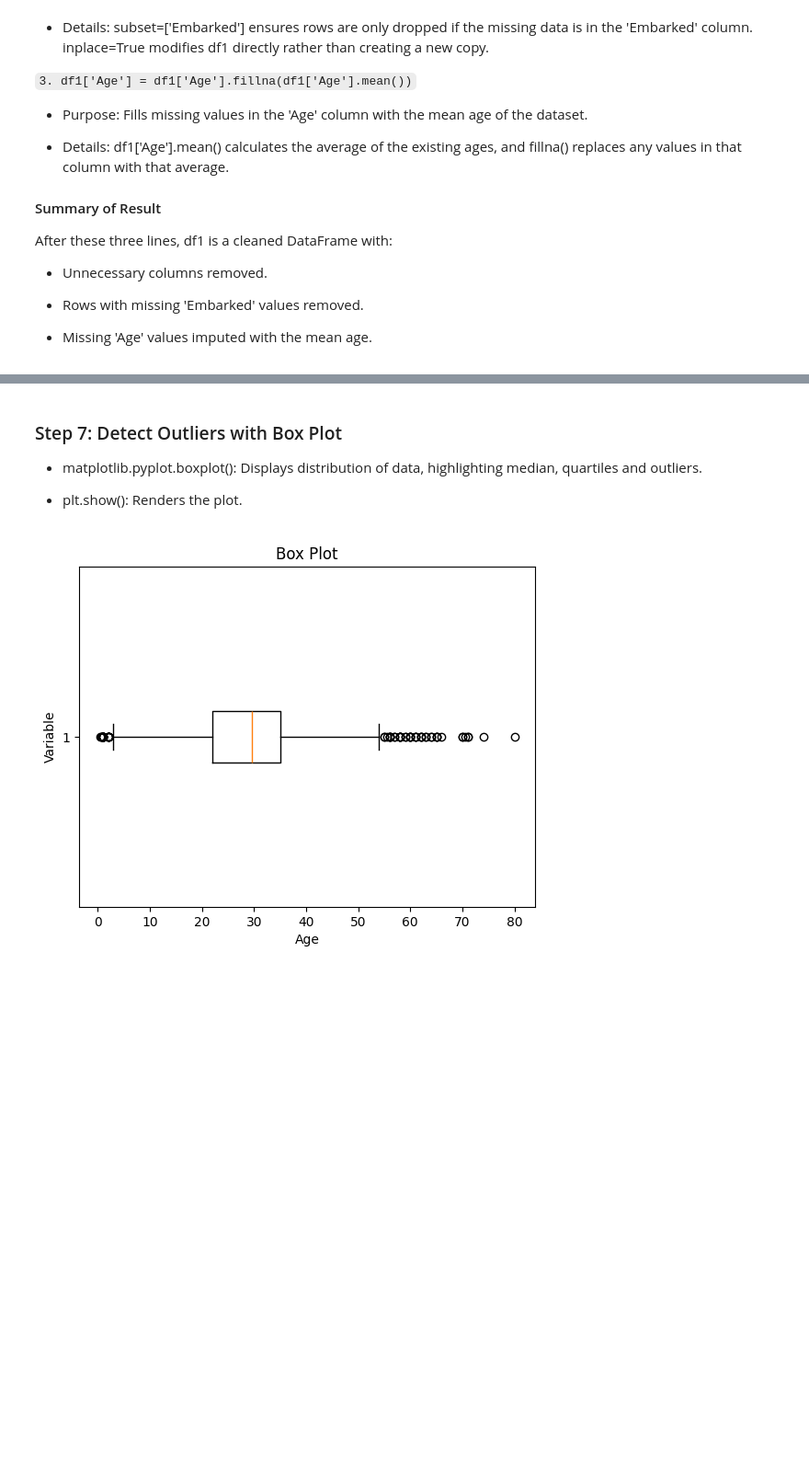
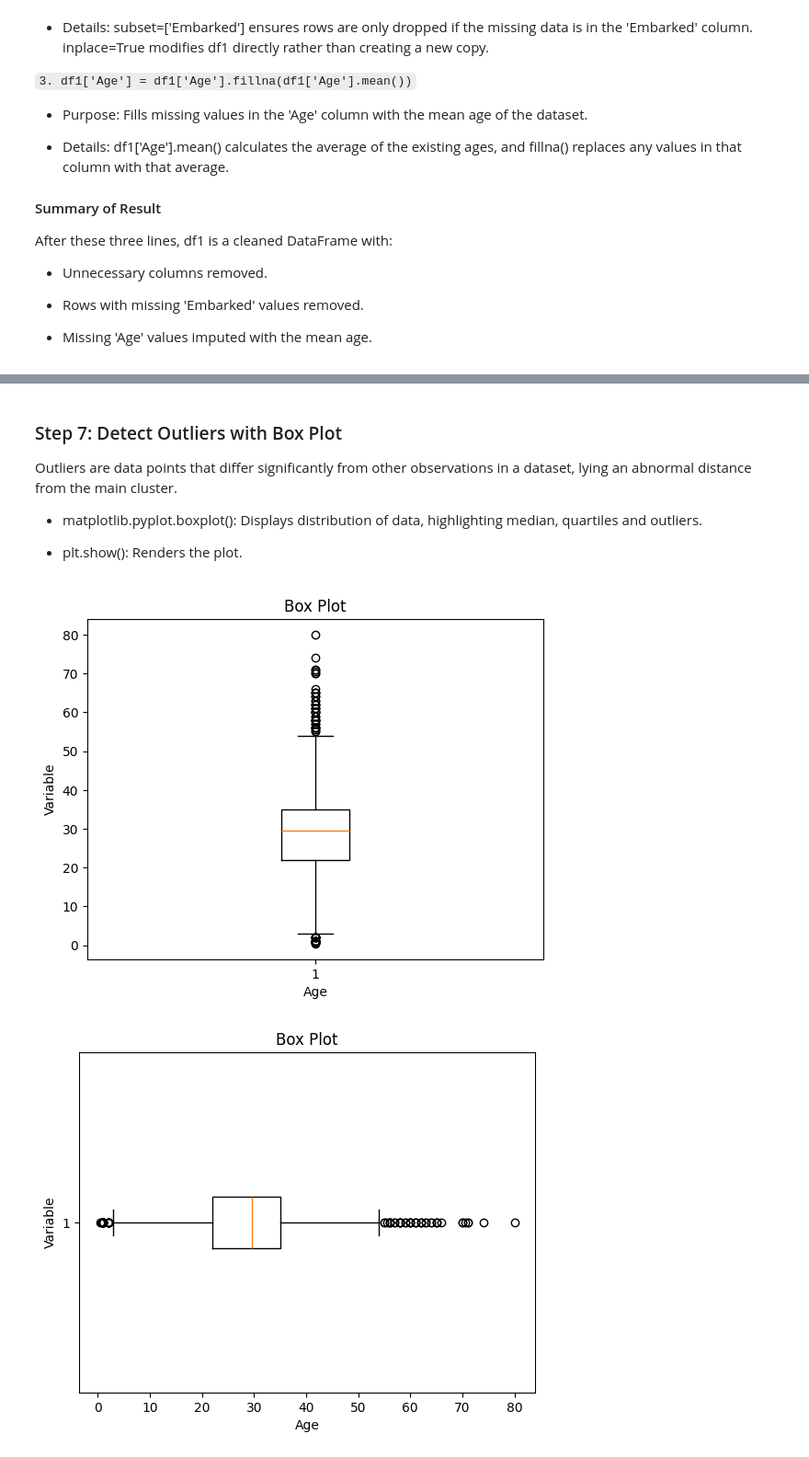
Before and after one commit to prodigy234/Artificial-Intelligence-Full-Course, a Jupyter notebook: Machine Learning/Notes/4.Data Cleaning.ipynb, the cells around one changed output, grey strips where cells are left out. Shown at 92% size. Saved outputs shown, nothing was run; the diff lists cells and outputs as text; code cells hidden in the pictures; blank space fills up the shorter version.

```diff
--- a/Machine Learning/Notes/4.Data Cleaning.ipynb
+++ b/Machine Learning/Notes/4.Data Cleaning.ipynb
@@ -247,9 +290,21 @@ After these three lines, df1 is a cleaned DataFrame with:
 # %% [markdown]
 ### Step 7: Detect Outliers with Box Plot
+
+Outliers are data points that differ significantly from other observations in a dataset, lying an abnormal distance from the main cluster.
 
 - matplotlib.pyplot.boxplot(): Displays distribution of data, highlighting median, quartiles and outliers.
 
 - plt.show(): Renders the plot.
+# %%
+import matplotlib.pyplot as plt
+
+plt.boxplot(df1['Age'])
+plt.ylabel('Variable')
+plt.xlabel('Age')
+plt.title('Box Plot')
+plt.show()
+# %% [output]
+[figure, added]
 # %%
 import matplotlib.pyplot as plt
 
```
Also changed, not shown: parts of 6 cells of this notebook.
